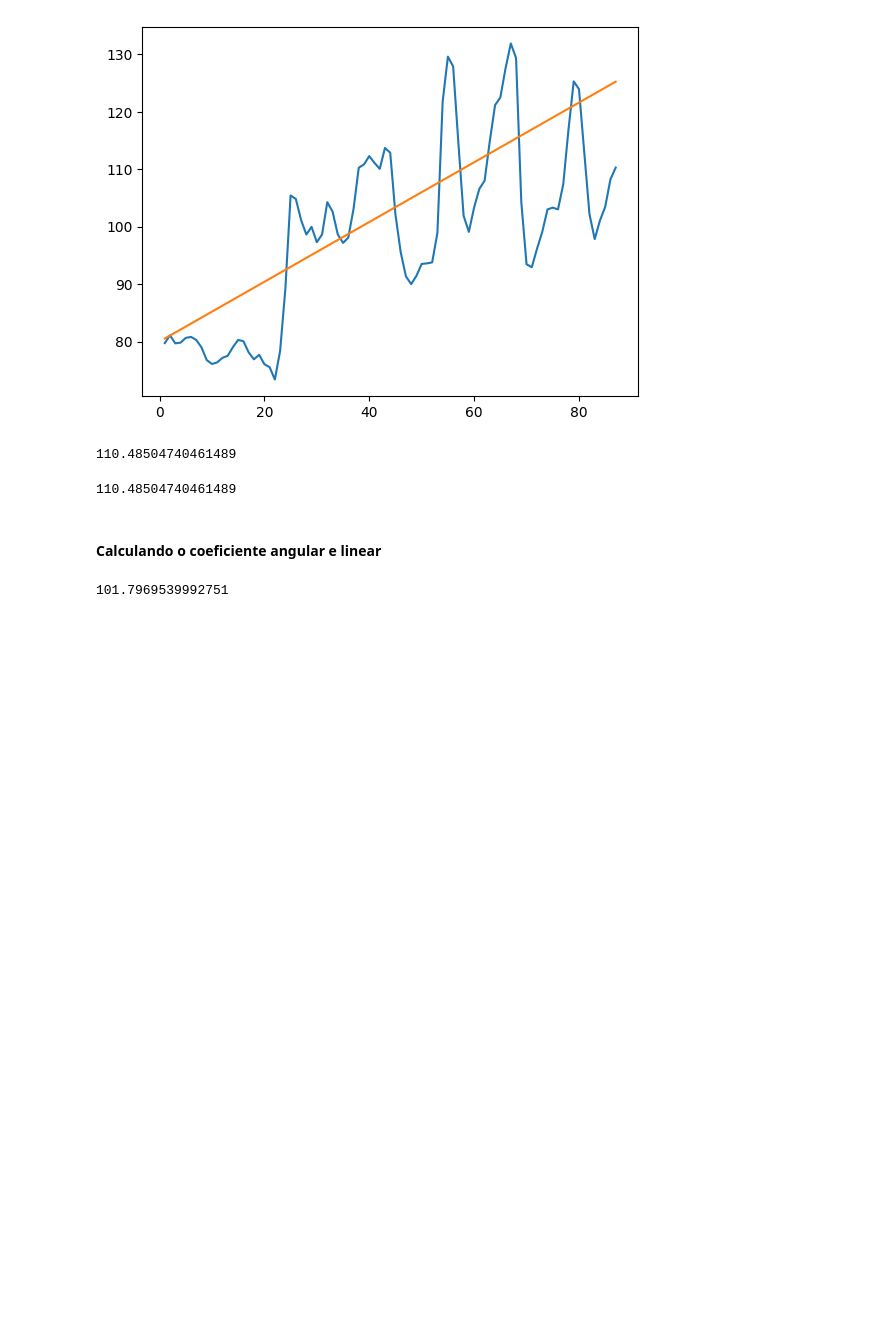
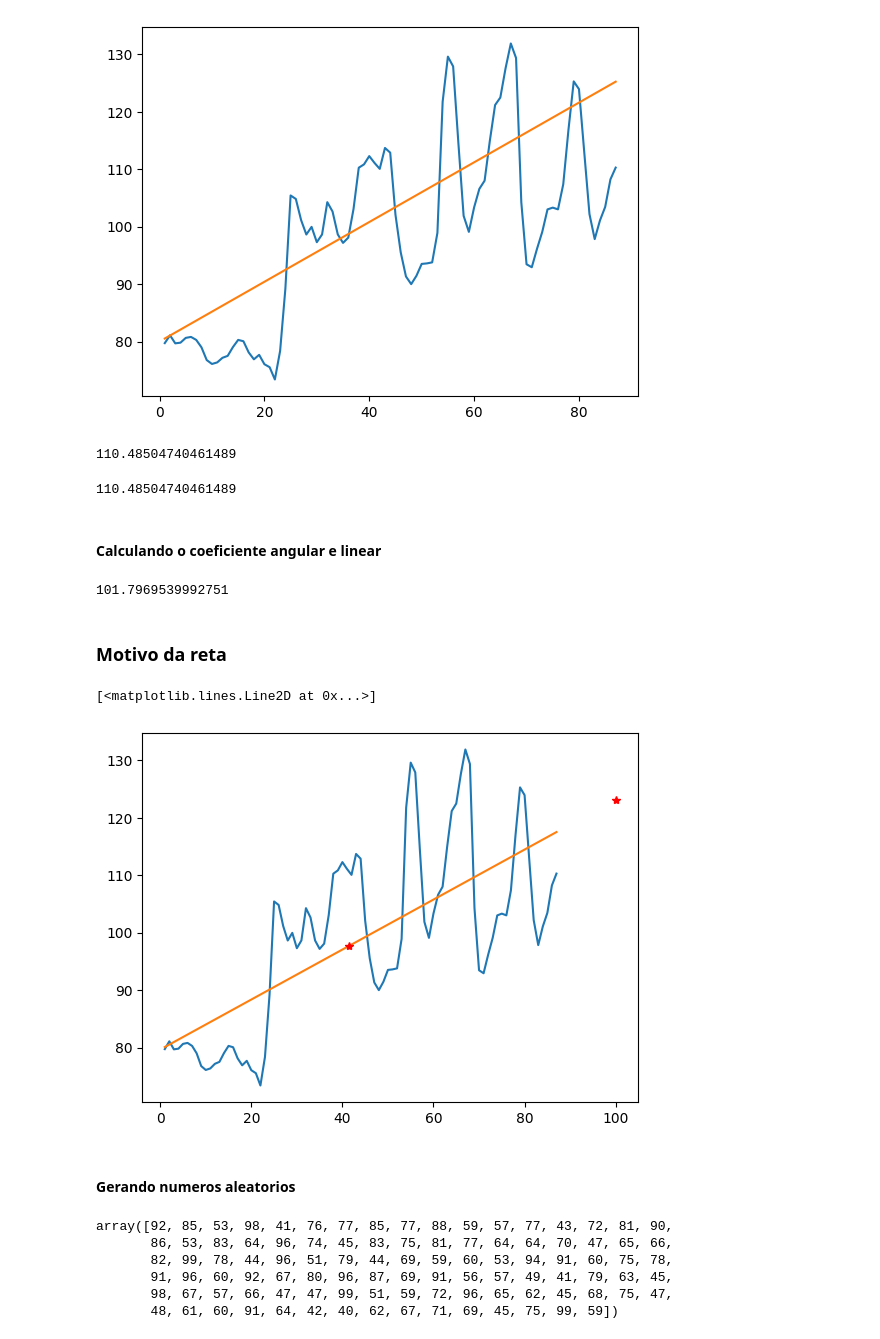
Before and after one commit to phfarath/Python-Projects, a Jupyter notebook: DataScience/Aprendendo/Numpy/ConhecendoNumpy/ConhecendoNP.ipynb, the cells around one changed output. Cells and saved outputs as stored; diff of their text form; code cells hidden in the pictures; blank space fills up the shorter version.

```diff
--- a/DataScience/Aprendendo/Numpy/ConhecendoNumpy/ConhecendoNP.ipynb
+++ b/DataScience/Aprendendo/Numpy/ConhecendoNumpy/ConhecendoNP.ipynb
@@ -223,2 +224,26 @@ np.linalg.norm(Moscow-y)
 # %% [output]
 101.7969539992751
+# %% [markdown]
+### Motivo da reta
+# %%
+plt.plot(datas, Moscow)
+plt.plot(x,y)
+# estimando valores
+plt.plot(41.5, 41.5*a+b, '*r')
+# estimando valores futuros
+plt.plot(100,100*a+b, '*r')
+# %% [output]
+[<matplotlib.lines.Line2D at 0x...>]
+[figure, added]
+# %% [markdown]
+#### Gerando numeros aleatorios
+# %%
+np.random.randint(low=40,high=100,size=100)
+# numeros aleatorios inteiros
+# %% [output]
+array([92, 85, 53, 98, 41, 76, 77, 85, 77, 88, 59, 57, 77, 43, 72, 81, 90,
+       86, 53, 83, 64, 96, 74, 45, 83, 75, 81, 77, 64, 64, 70, 47, 65, 66,
+       82, 99, 78, 44, 96, 51, 79, 44, 69, 59, 60, 53, 94, 91, 60, 75, 78,
+       91, 96, 60, 92, 67, 80, 96, 87, 69, 91, 56, 57, 49, 41, 79, 63, 45,
+       98, 67, 57, 66, 47, 47, 99, 51, 59, 72, 96, 65, 62, 45, 68, 75, 47,
+       48, 61, 60, 91, 64, 42, 40, 62, 67, 71, 69, 45, 75, 99, 59])
```
Also changed, not shown: parts of 11 cells of this notebook, 10 other files.
